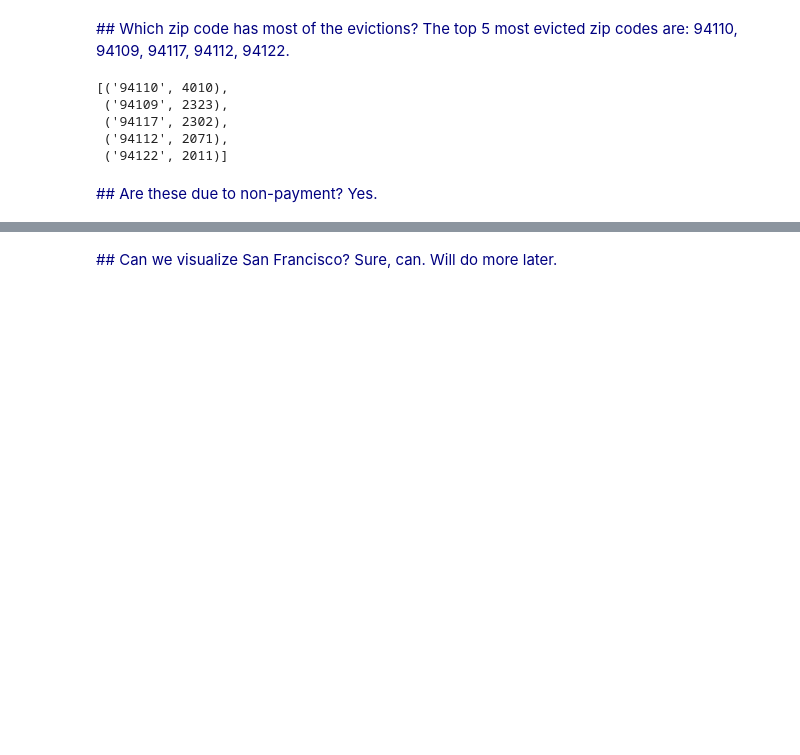
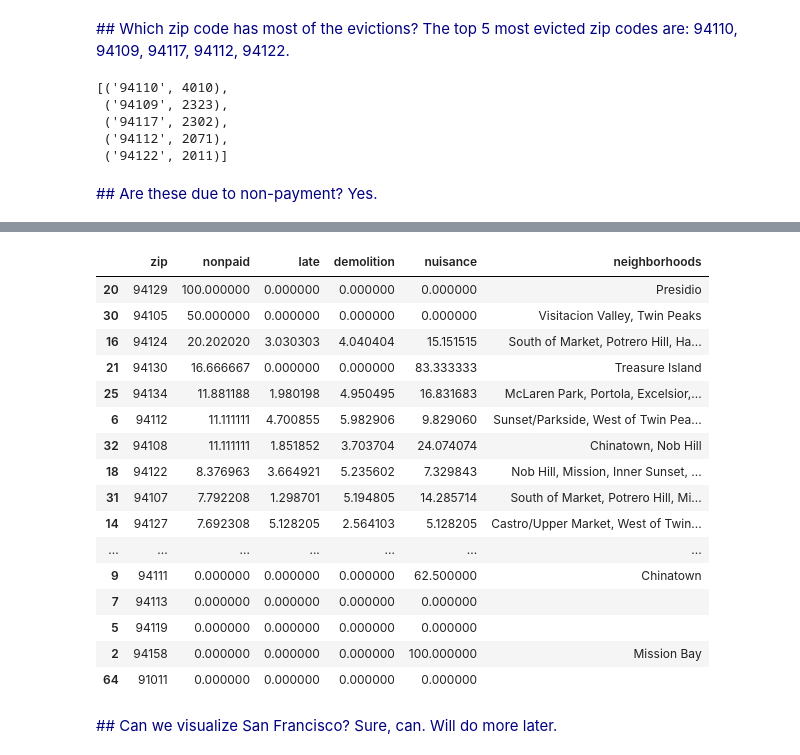
Before and after one commit to palautatan/sf, a Jupyter notebook: explore_eviction.ipynb, the cells around one changed output, grey strips where cells are left out. Drawn from its saved outputs; the diff is of its cells as text; code cells hidden in the pictures; blank space fills up the shorter version.

```diff
--- a/explore_eviction.ipynb
+++ b/explore_eviction.ipynb
@@ -100,0 +122,15 @@ top5_df
+# %%
+zip_nums = set(evictions[evictions["Eviction Notice Source Zipcode"]>0]["Eviction Notice Source Zipcode"])
+wrong = set([9, 94, 941, 9410, 9411, 9412,'941??', "/4132", "9", '9132', '94', '941', '941 1','9410', "9411", "9412",'9413',"9424"])
+all_zips = set(zip_nums - wrong)
+all_zips = [int(x) for x in all_zips]
+# %%
+all_df = pd.DataFrame({"zip":all_zips})
+all_df["nonpaid"] = [getNonPaidPercent(x) for x in all_zips]
+all_df["late"] = [getLatePercent(x) for x in all_zips]
+all_df["demolition"] = [getDemolition(x) for x in all_zips]
+all_df["nuisance"] = [getNuisance(x) for x in all_zips]
+all_df["neighborhoods"] = [", ".join(getNeighborhoods(x)) for x in all_zips]
+# %%
+all_df = all_df.drop_duplicates()
+all_df.head()
@@ -101,3 +144,23 @@ top5_df
+# %%
+all_df.sort_values(by="nonpaid", ascending=False)
+# %% [output]
+|  | zip | nonpaid | late | demolition | nuisance | neighborhoods |
+| 20 | 94129 | 100.000000 | 0.000000 | 0.000000 | 0.000000 | Presidio |
+| 30 | 94105 | 50.000000 | 0.000000 | 0.000000 | 0.000000 | Visitacion Valley, Twin Peaks |
+| 16 | 94124 | 20.202020 | 3.030303 | 4.040404 | 15.151515 | South of Market, Potrero Hill, Ha... |
+| 21 | 94130 | 16.666667 | 0.000000 | 0.000000 | 83.333333 | Treasure Island |
+| 25 | 94134 | 11.881188 | 1.980198 | 4.950495 | 16.831683 | McLaren Park, Portola, Excelsior,... |
+| 6 | 94112 | 11.111111 | 4.700855 | 5.982906 | 9.829060 | Sunset/Parkside, West of Twin Pea... |
+| 32 | 94108 | 11.111111 | 1.851852 | 3.703704 | 24.074074 | Chinatown, Nob Hill |
+| 18 | 94122 | 8.376963 | 3.664921 | 5.235602 | 7.329843 | Nob Hill, Mission, Inner Sunset, ... |
+| 31 | 94107 | 7.792208 | 1.298701 | 5.194805 | 14.285714 | South of Market, Potrero Hill, Mi... |
+| 14 | 94127 | 7.692308 | 5.128205 | 2.564103 | 5.128205 | Castro/Upper Market, West of Twin... |
+| ... | ... | ... | ... | ... | ... | ... |
+| 9 | 94111 | 0.000000 | 0.000000 | 0.000000 | 62.500000 | Chinatown |
+| 7 | 94113 | 0.000000 | 0.000000 | 0.000000 | 0.000000 |  |
+| 5 | 94119 | 0.000000 | 0.000000 | 0.000000 | 0.000000 |  |
+| 2 | 94158 | 0.000000 | 0.000000 | 0.000000 | 100.000000 | Mission Bay |
+| 64 | 91011 | 0.000000 | 0.000000 | 0.000000 | 0.000000 |  |
 # %% [markdown]
 <font color="navy">
 ## Can we visualize San Francisco?
```
Also changed, not shown: parts of 9 cells of this notebook.
